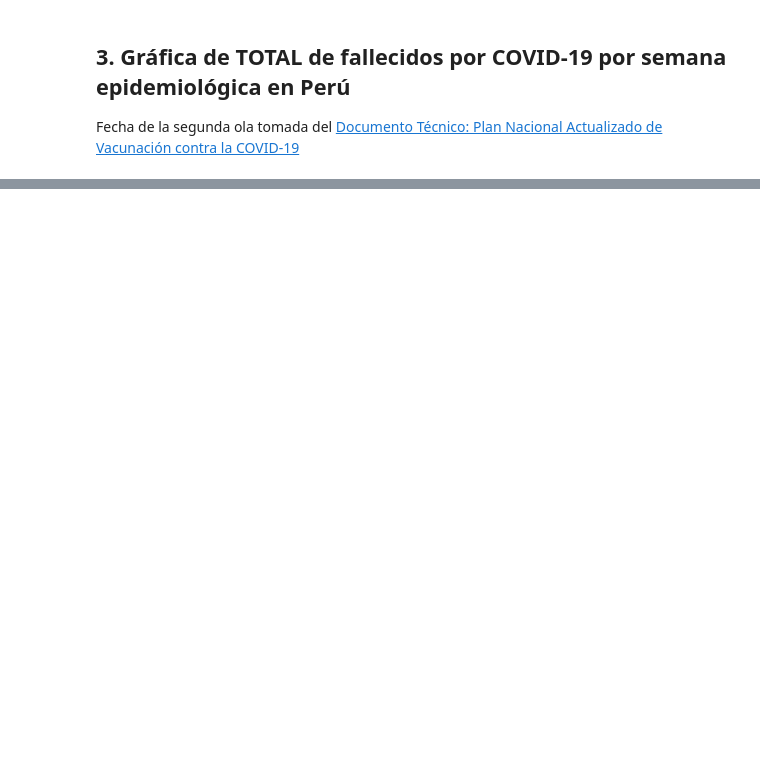
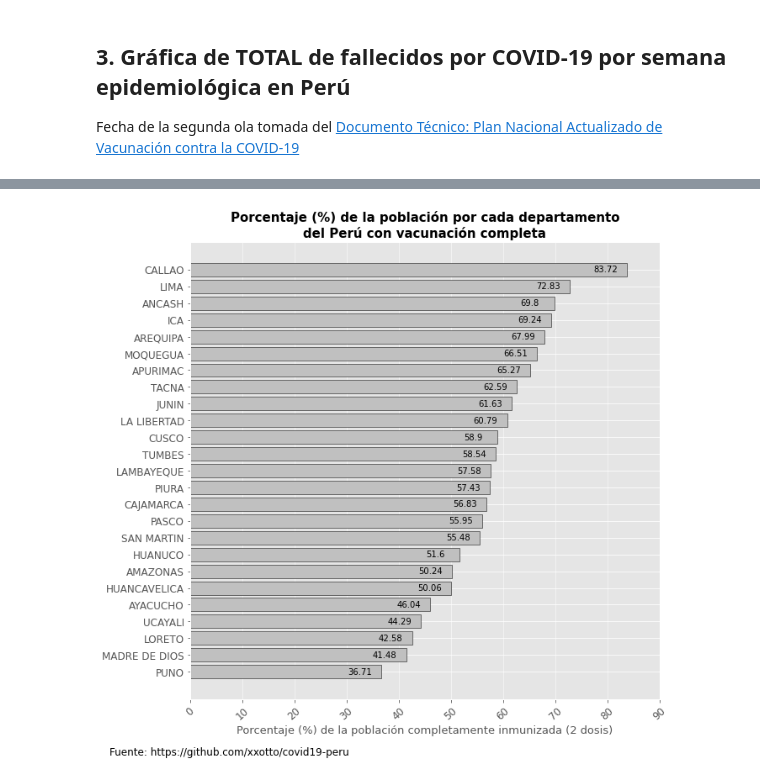
Before and after one commit to xxotto/covid19-Peru, a Jupyter notebook: 3_Analysis.ipynb, the cells around one changed output, grey strips where cells are left out. Cells and saved outputs as stored; diff of their text form; code cells hidden in the pictures; blank space fills up the shorter version.

```diff
--- a/3_Analysis.ipynb
+++ b/3_Analysis.ipynb
@@ -232,3 +262,46 @@ barplot_dep(fal_vac_dep)
+# %%
+def barplot_dep(df):
+
+    # Create a figure
+    fig, ax = plt.subplots(figsize=(10,10))
+
+    # Using the style for the plot
+    plt.style.use('ggplot')
+
+    # Create y positions
+    y_pos = np.arange(len(df["departamentos"]))
+    df = df.sort_values(by=["vac_porcentaje"])
+
+    # Create bars
+    bh = plt.barh(y_pos, df['vac_porcentaje'], color="silver", edgecolor="black")
+    #plt.barh(18, df["tasa_mortalidad"].iloc[18], color="indianred", edgecolor="black")
+    ax.bar_label(ax.containers[0], label_type= 'edge', padding=-40)
+
+    # Create names on the x-axis
+    plt.xticks(np.arange(0, 100, 10),rotation = 42)
+    plt.yticks(y_pos, df["departamentos"], fontsize=12)
+
+    # Labels
+    plt.title("Porcentaje (%) de la población por cada departamento\ndel Perú con vacunación completa",
+             fontsize=15, weight="bold")
+    plt.xlabel("Porcentaje (%) de la población completamente inmunizada (2 dosis)", fontsize=13)
+    plt.tick_params(axis="x", labelsize=12)
+
+    #plt.axvline(x=613.7630085109, color="brown", linestyle="dashed", linewidth=.75)
+
+    # Configure grid
+    plt.grid(True, axis= "x", linewidth=.5, linestyle="-")  # Configure grid
+    plt.rcParams["axes.axisbelow"] = True
+
+    plt.text(-15.5, -5, r"Fuente: https://github.com/xxotto/covid19-peru", fontsize=12)
+
+    # Show graphic
+    plt.savefig('Images/covid19-peru_vacunados_x_departamentos.png', bbox_inches='tight')
+    plt.show()
+
+barplot_dep(dp2)
+# %% [output]
+[figure, added]
 # %%
 # Barplot of TOTAL DECEASED
 def barplot_dec(df, dep_name):
```
Also changed, not shown: parts of 7 cells of this notebook, 7 other files.
